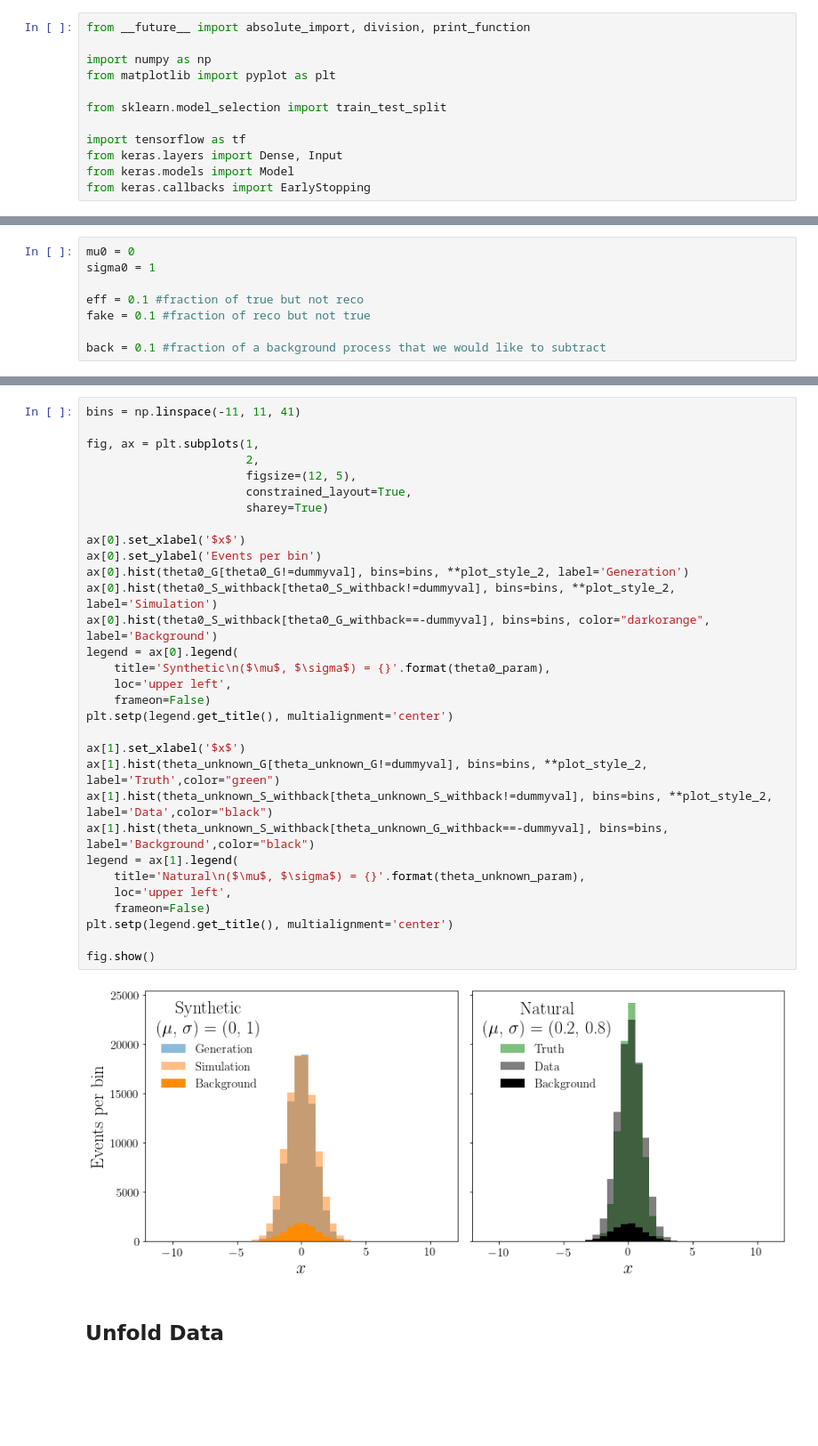
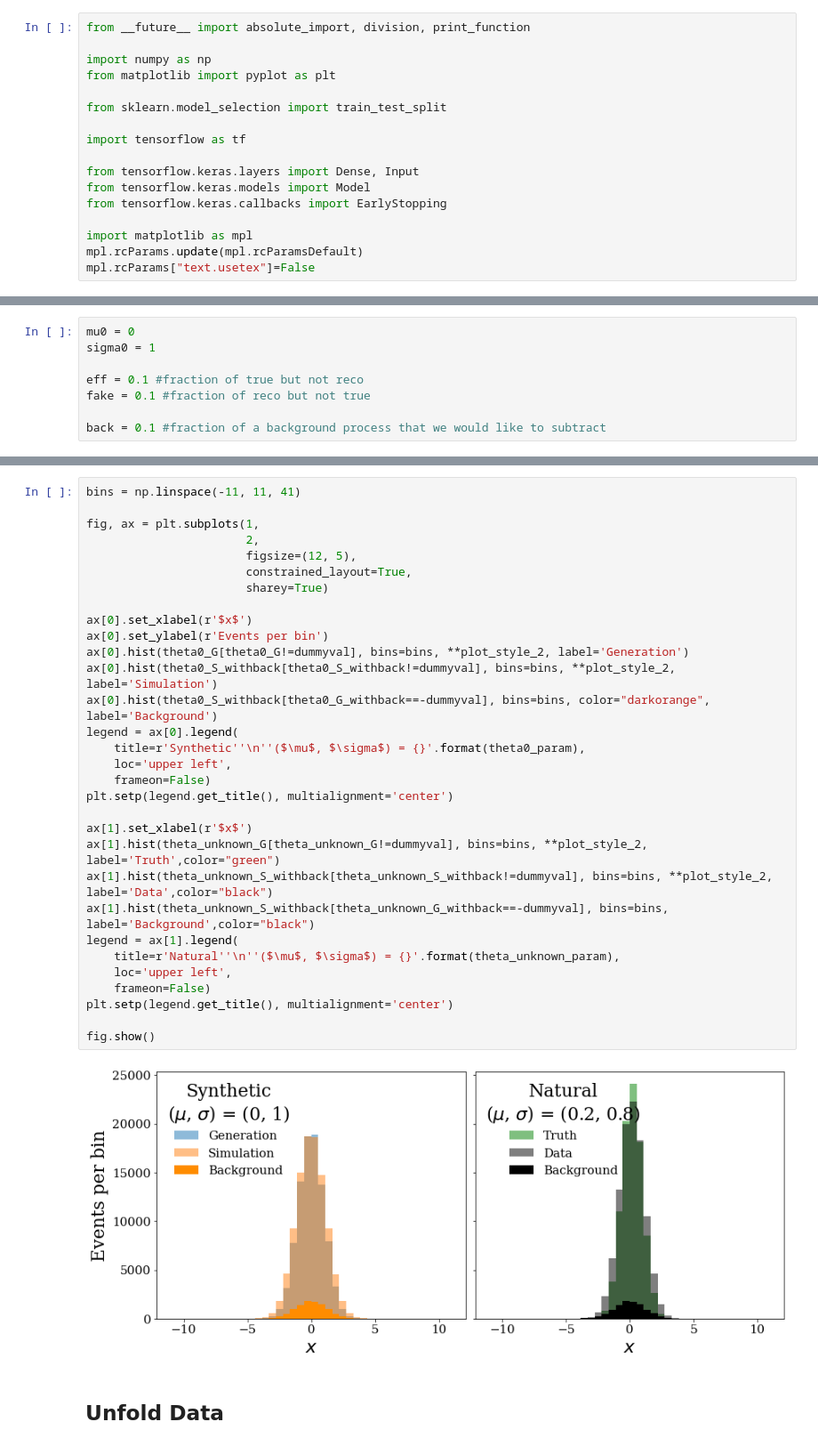
Before and after one commit to hep-lbdl/OmniFold, a Jupyter notebook: GaussianExample.ipynb, the cells around one changed output, grey strips where cells are left out. Shown at 89% size. Saved outputs shown, nothing was run; the diff lists cells and outputs as text; blank space fills up the shorter version.

```diff
--- a/GaussianExample.ipynb
+++ b/GaussianExample.ipynb
@@ -7,7 +7,12 @@ from matplotlib import pyplot as plt
 from sklearn.model_selection import train_test_split
 
 import tensorflow as tf
-from keras.layers import Dense, Input
-from keras.models import Model
-from keras.callbacks import EarlyStopping
+
+from tensorflow.keras.layers import Dense, Input
+from tensorflow.keras.models import Model
+from tensorflow.keras.callbacks import EarlyStopping
+
+import matplotlib as mpl
+mpl.rcParams.update(mpl.rcParamsDefault)
+mpl.rcParams["text.usetex"]=False
 # %% [output]
@@ -101,36 +130,36 @@ labels_unknown = np.ones(len(theta_unknown))
 # %%
 bins = np.linspace(-11, 11, 41)
 
 fig, ax = plt.subplots(1,
                        2,
                        figsize=(12, 5),
                        constrained_layout=True,
                        sharey=True)
 
-ax[0].set_xlabel('$x$')
-ax[0].set_ylabel('Events per bin')
+ax[0].set_xlabel(r'$x$')
+ax[0].set_ylabel(r'Events per bin')
 ax[0].hist(theta0_G[theta0_G!=dummyval], bins=bins, **plot_style_2, label='Generation')
 ax[0].hist(theta0_S_withback[theta0_S_withback!=dummyval], bins=bins, **plot_style_2, label='Simulation')
 ax[0].hist(theta0_S_withback[theta0_G_withback==-dummyval], bins=bins, color="darkorange", label='Background')
 legend = ax[0].legend(
-    title='Synthetic\n($\mu$, $\sigma$) = {}'.format(theta0_param),
+    title=r'Synthetic''\n''($\mu$, $\sigma$) = {}'.format(theta0_param),
     loc='upper left',
     frameon=False)
 plt.setp(legend.get_title(), multialignment='center')
 
-ax[1].set_xlabel('$x$')
+ax[1].set_xlabel(r'$x$')
 ax[1].hist(theta_unknown_G[theta_unknown_G!=dummyval], bins=bins, **plot_style_2, label='Truth',color="green")
 ax[1].hist(theta_unknown_S_withback[theta_unknown_S_withback!=dummyval], bins=bins, **plot_style_2, label='Data',color="black")
 ax[1].hist(theta_unknown_S_withback[theta_unknown_G_withback==-dummyval], bins=bins, label='Background',color="black")
 legend = ax[1].legend(
-    title='Natural\n($\mu$, $\sigma$) = {}'.format(theta_unknown_param),
+    title=r'Natural''\n''($\mu$, $\sigma$) = {}'.format(theta_unknown_param),
     loc='upper left',
     frameon=False)
 plt.setp(legend.get_title(), multialignment='center')
 
 fig.show()
 # %% [output]
-[figure, old version]
+[figure, new version]
 # %% [markdown]
 ## Unfold Data
 # %%
```
Also changed, not shown: parts of 12 cells of this notebook, 1 other file.
